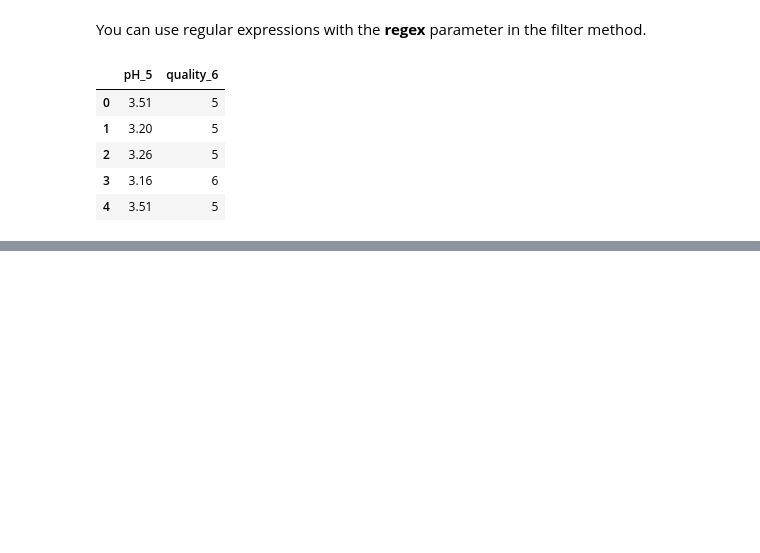
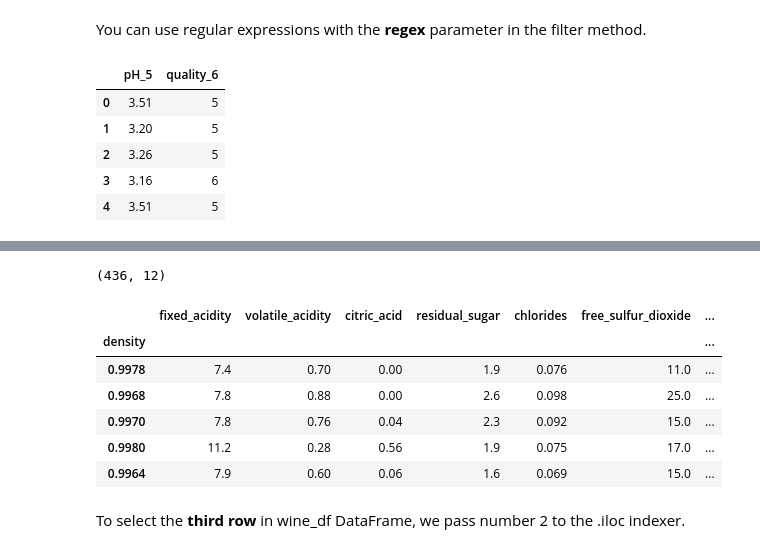
Before and after one commit to tixix/DataScience, a Jupyter notebook: Projects/Python Indexing Practice.ipynb, the cells around one changed output, grey strips where cells are left out. Cells and saved outputs as stored; diff of their text form; code cells hidden in the pictures; blank space fills up the shorter version.

```diff
--- a/Projects/Python Indexing Practice.ipynb
+++ b/Projects/Python Indexing Practice.ipynb
@@ -103,0 +161,20 @@ wine_df.filter(regex='\d').head()
+# %%
+wine_df = wine_df.drop_duplicates(subset='density')
+# %%
+wine_df.shape # #436 unique values in the density column
+# %% [output]
+(436, 12)
+# %%
+wine_df.set_index('density', inplace=True)
+# %%
+wine_df.head()
+# %% [output]
+|  | fixed_acidity | volatile_acidity | citric_acid | residual_sugar | chlorides | free_sulfur_dioxide | ... |
+| density |  |  |  |  |  |  | ... |
+| 0.9978 | 7.4 | 0.70 | 0.00 | 1.9 | 0.076 | 11.0 | ... |
+| 0.9968 | 7.8 | 0.88 | 0.00 | 2.6 | 0.098 | 25.0 | ... |
+| 0.9970 | 7.8 | 0.76 | 0.04 | 2.3 | 0.092 | 15.0 | ... |
+| 0.9980 | 11.2 | 0.28 | 0.56 | 1.9 | 0.075 | 17.0 | ... |
+| 0.9964 | 7.9 | 0.60 | 0.06 | 1.6 | 0.069 | 15.0 | ... |
+# %% [markdown]
+To select the **third row** in wine_df DataFrame, we pass number 2 to the .iloc indexer.
```
Also changed, not shown: parts of 26 cells of this notebook.
